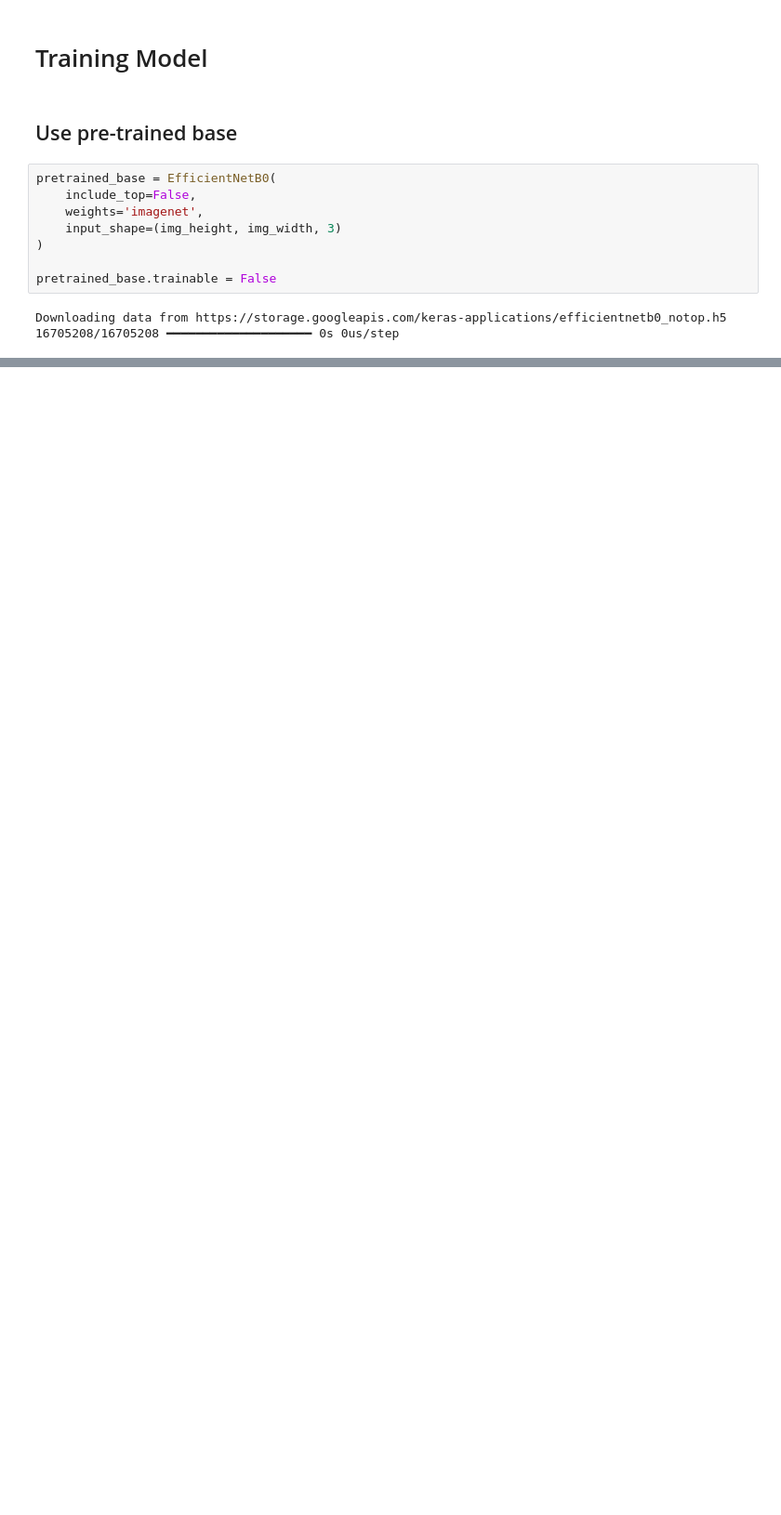
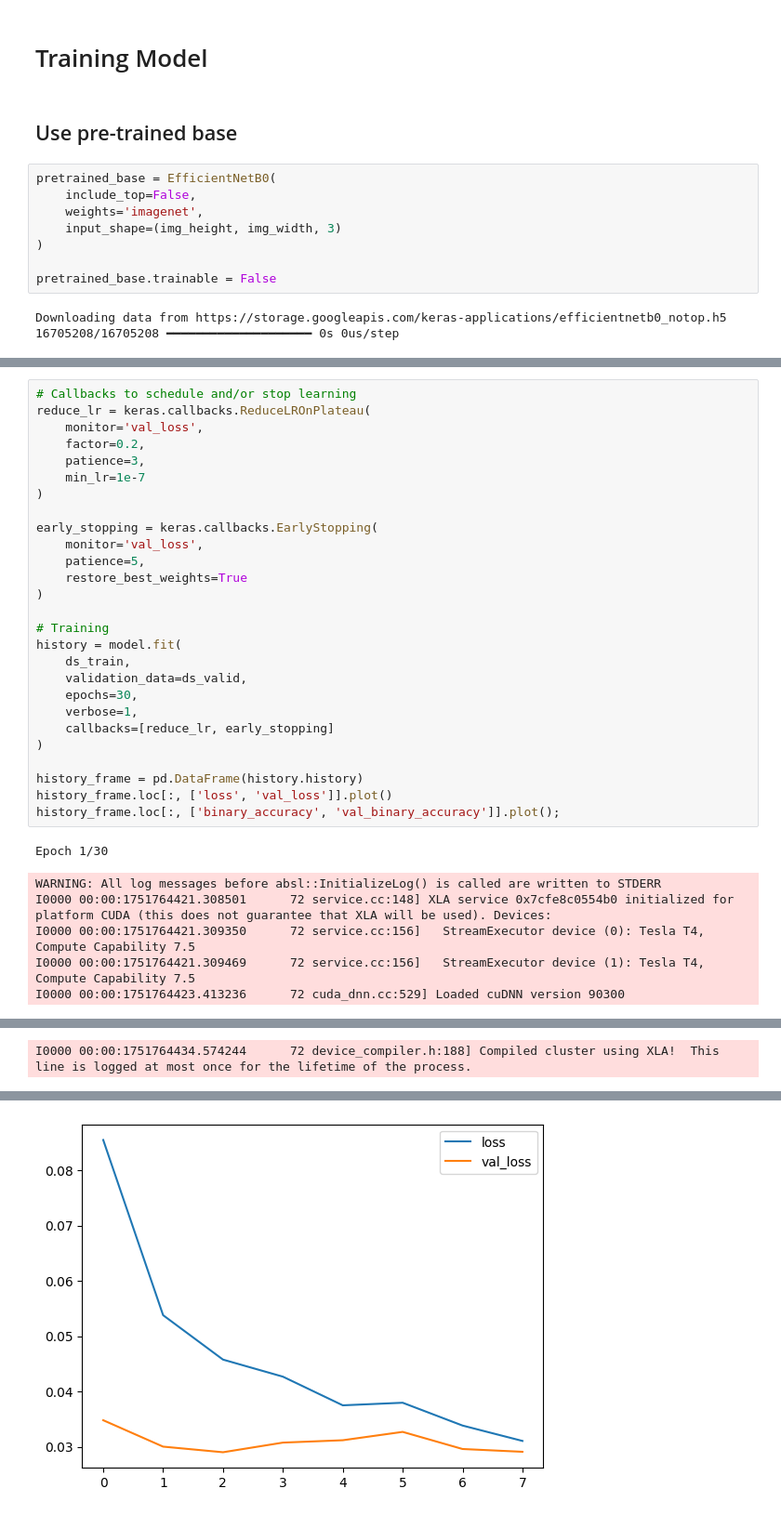
Before and after one commit to anamkhan12345/AnamKhan, a Jupyter notebook: cat_dog_CNN.ipynb, the cells around one changed output, grey strips where cells are left out. Shown at 93% size. Drawn from its saved outputs; the diff is of its cells as text; blank space fills up the shorter version.

Commit message:
Kaggle Notebook | cat_dog_CNN | Version 12

```diff
--- a/cat_dog_CNN.ipynb
+++ b/cat_dog_CNN.ipynb
@@ -297,0 +345,34 @@ Downloading data from https://storage.googleapis.com/keras-applications/efficien
+# %%
+# Callbacks to schedule and/or stop learning
+reduce_lr = keras.callbacks.ReduceLROnPlateau(
+    monitor='val_loss',
+    factor=0.2,
+    patience=3,
+    min_lr=1e-7
+)
+
+early_stopping = keras.callbacks.EarlyStopping(
+    monitor='val_loss',
+    patience=5,
+    restore_best_weights=True
+)
+
+# Training
+history = model.fit(
+    ds_train,
+    validation_data=ds_valid,
+    epochs=30,
+    verbose=1,
+    callbacks=[reduce_lr, early_stopping]
+)
+
+history_frame = pd.DataFrame(history.history)
+history_frame.loc[:, ['loss', 'val_loss']].plot()
+history_frame.loc[:, ['binary_accuracy', 'val_binary_accuracy']].plot();
+# %% [output]
+Epoch 1/30
+WARNING: All log messages before absl::InitializeLog() is called are written to STDERR
+I0000 00:00:1751764421.308501      72 service.cc:148] XLA service 0x7cfe8c0554b0 initialized for platform CUDA (this does not guarantee that XLA will be used). Devices:
+I0000 00:00:1751764421.309350      72 service.cc:156]   StreamExecutor device (0): Tesla T4, Compute Capability 7.5
+I0000 00:00:1751764421.309469      72 service.cc:156]   StreamExecutor device (1): Tesla T4, Compute Capability 7.5
+I0000 00:00:1751764423.413236      72 cuda_dnn.cc:529] Loaded cuDNN version 90300
@@ -297,0 +380 @@ Downloading data from https://storage.googleapis.com/keras-applications/efficien
+I0000 00:00:1751764434.574244      72 device_compiler.h:188] Compiled cluster using XLA!  This line is logged at most once for the lifetime of the process.
@@ -297,0 +396 @@ Downloading data from https://storage.googleapis.com/keras-applications/efficien
+[figure, added]
```
Also changed, not shown: parts of 9 cells of this notebook.
